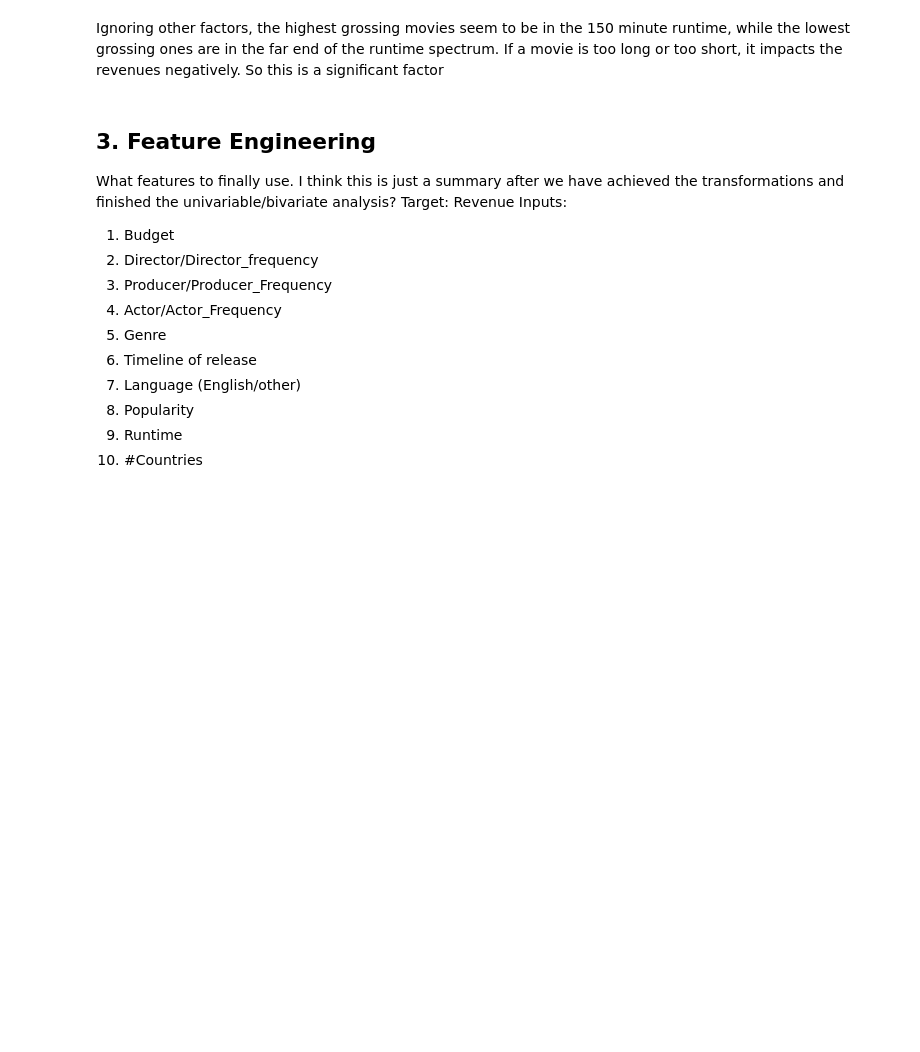
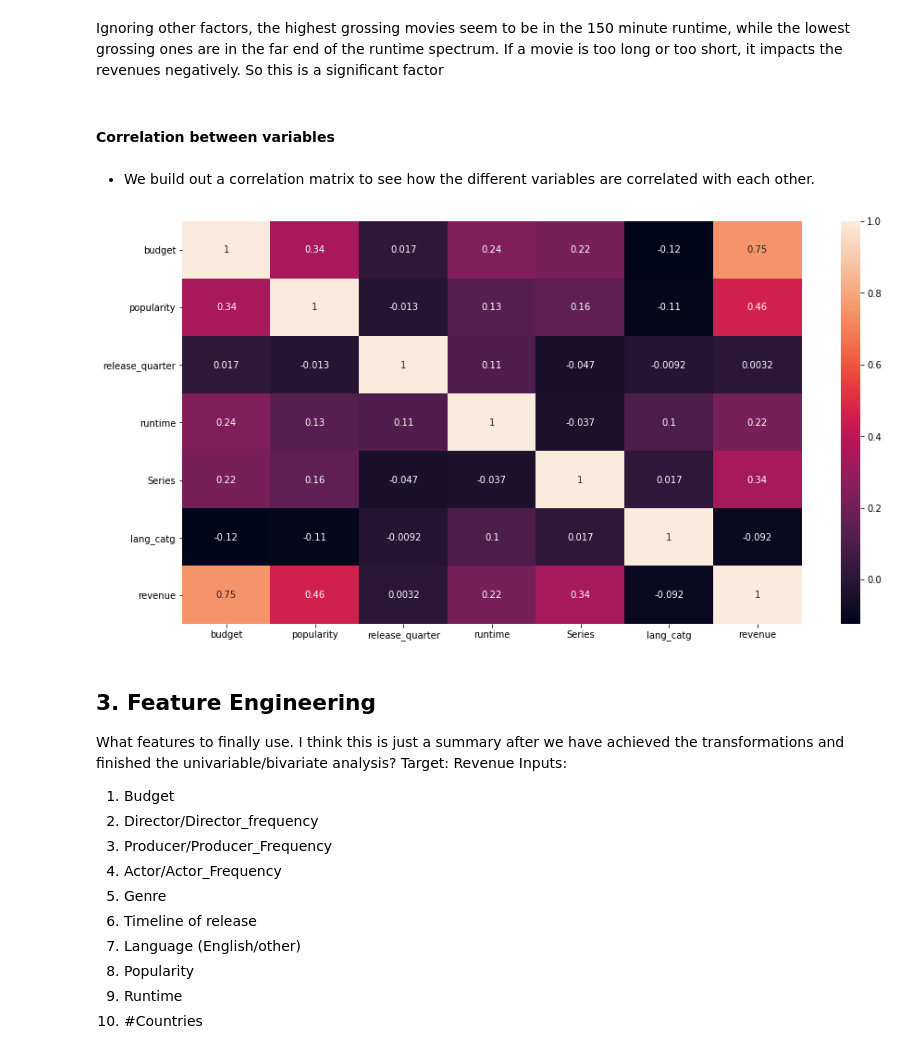
Before and after one commit to vnagapudi/W207-TMDB-Kaggle-Project, a Jupyter notebook: project_final_draft.ipynb, the cells around one changed output. Cells and saved outputs as stored; diff of their text form; code cells hidden in the pictures; blank space fills up the shorter version.

```diff
--- a/project_final_draft.ipynb
+++ b/project_final_draft.ipynb
@@ -562,5 +564,16 @@ plt.show()
 # %% [markdown]
 Ignoring other factors, the highest grossing movies seem to be in the 150 minute runtime, while the lowest grossing ones are in the far end of the runtime spectrum. If a movie is too long or too short, it impacts the revenues negatively. So this is a significant factor
+# %% [markdown]
+#### Correlation between variables
+# %% [markdown]
+- We build out a correlation matrix to see how the different variables are correlated with each other.
+# %%
+train_corr = train[['budget', 'popularity', 'release_quarter', 'runtime', 'Series','lang_catg', 'revenue']]
+f,ax = plt.subplots(figsize=(15, 8))
+sns.heatmap(train_corr.corr(), annot=True)
+plt.show()
+# %% [output]
+[figure, added]
 # %% [markdown]
 ## 3. Feature Engineering
 What features to finally  use. I think this is just a summary after we have achieved the transformations and finished the univariable/bivariate analysis?
```
Also changed, not shown: parts of 18 cells of this notebook.
